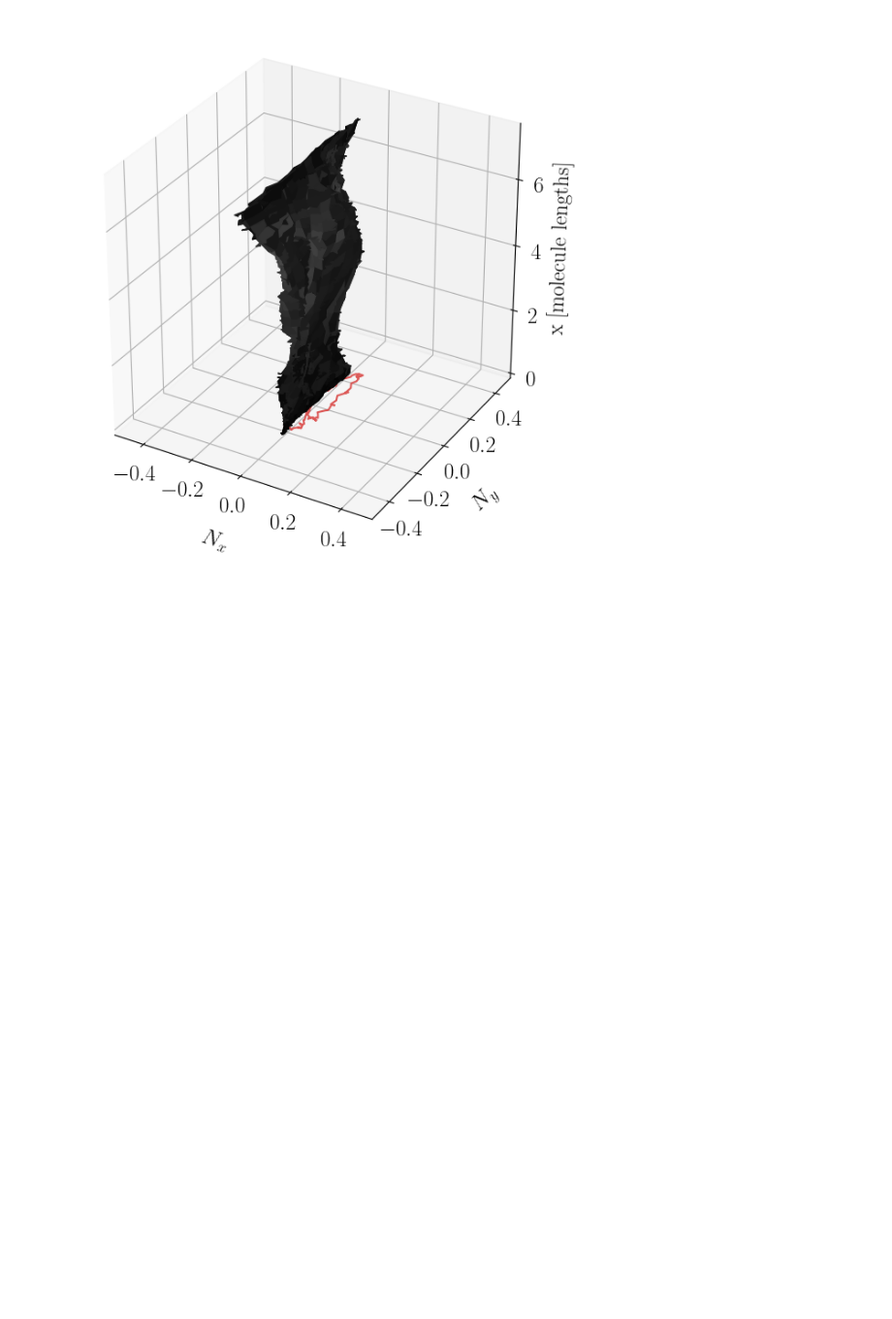
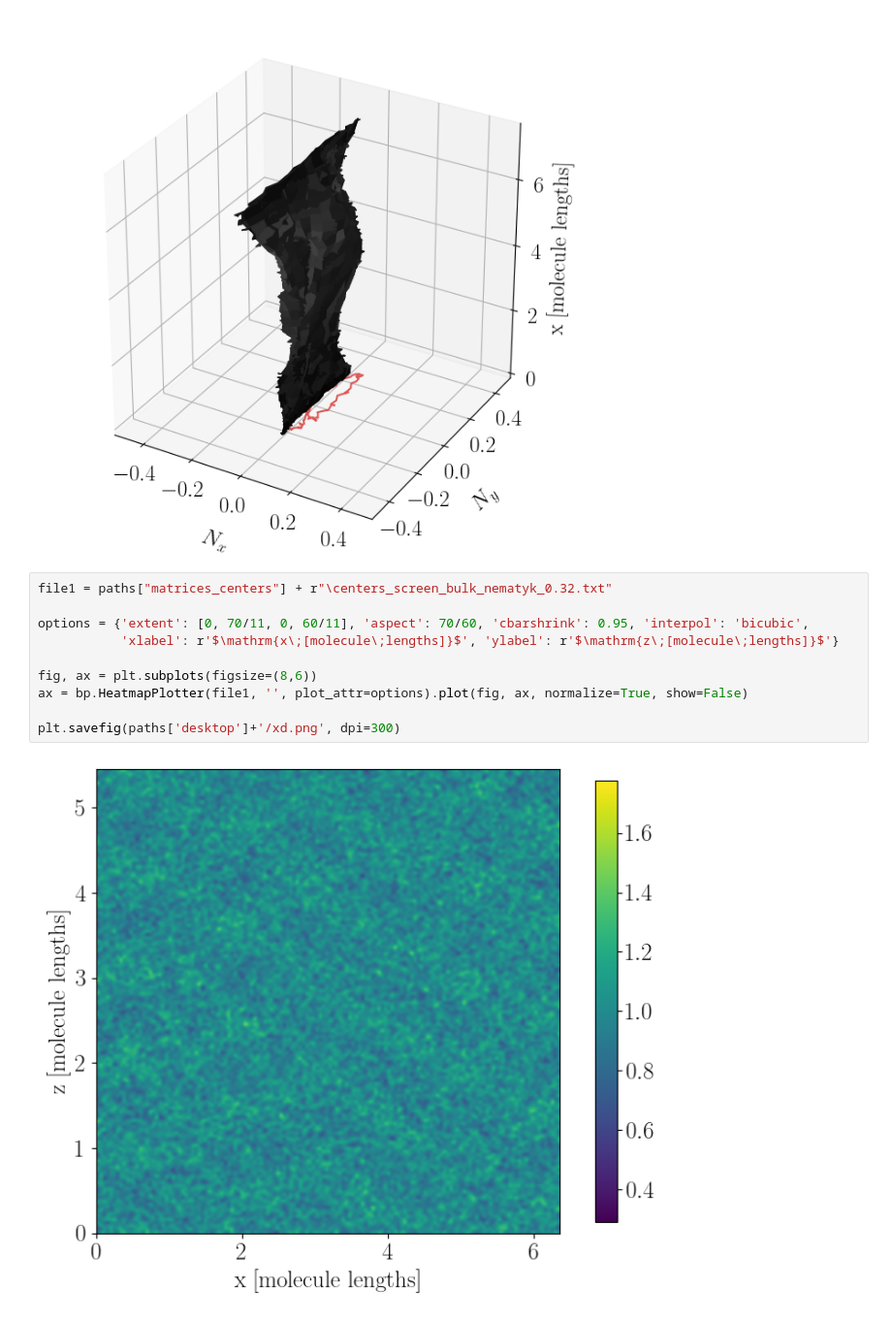
Before and after one commit to smdrzazga/LAMMPS, a Jupyter notebook: plot_printer.ipynb, the cells around one changed output. Shown at 97% size. Drawn from its saved outputs; the diff is of its cells as text; blank space fills up the shorter version.

```diff
--- a/plot_printer.ipynb
+++ b/plot_printer.ipynb
@@ -466,3 +466,15 @@ ax.plot(x[x.shape[0]//2, :], y[y.shape[0]//2, :], c = '#D63230', alpha=0.8)
 # %% [output]
 [<mpl_toolkits.mplot3d.art3d.Line3D at 0x...>]
 [figure]
+# %%
+file1 = paths["matrices_centers"] + r"\centers_screen_bulk_nematyk_0.32.txt"
+
+options = {'extent': [0, 70/11, 0, 60/11], 'aspect': 70/60, 'cbarshrink': 0.95, 'interpol': 'bicubic',
+           'xlabel': r'$\mathrm{x\;[molecule\;lengths]}$', 'ylabel': r'$\mathrm{z\;[molecule\;lengths]}$'}
+
+fig, ax = plt.subplots(figsize=(8,6))
+ax = bp.HeatmapPlotter(file1, '', plot_attr=options).plot(fig, ax, normalize=True, show=False)
+
+plt.savefig(paths['desktop']+'/xd.png', dpi=300)
+# %% [output]
+[figure, added]
```
Also changed, not shown: parts of 1 cell of this notebook, 4 other files.
